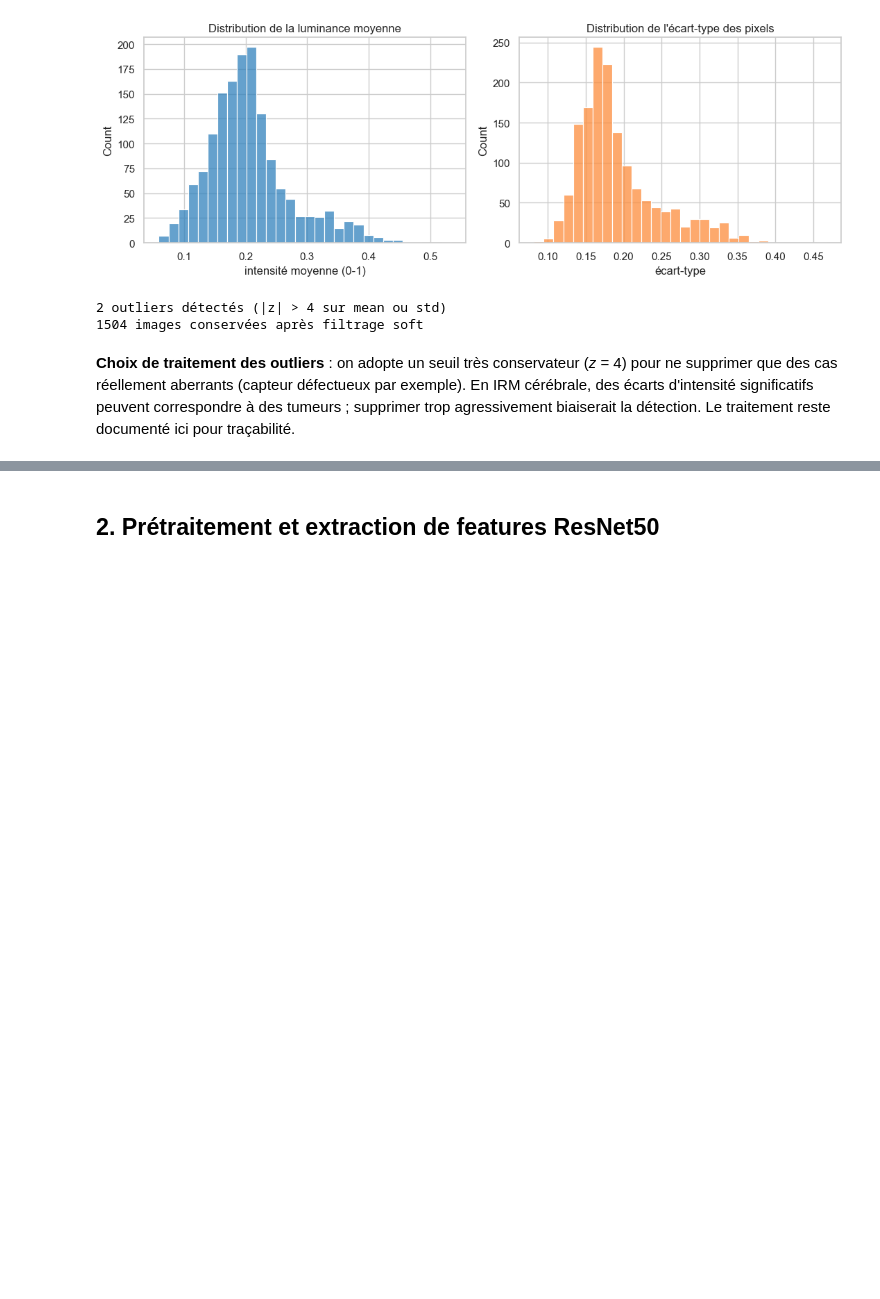
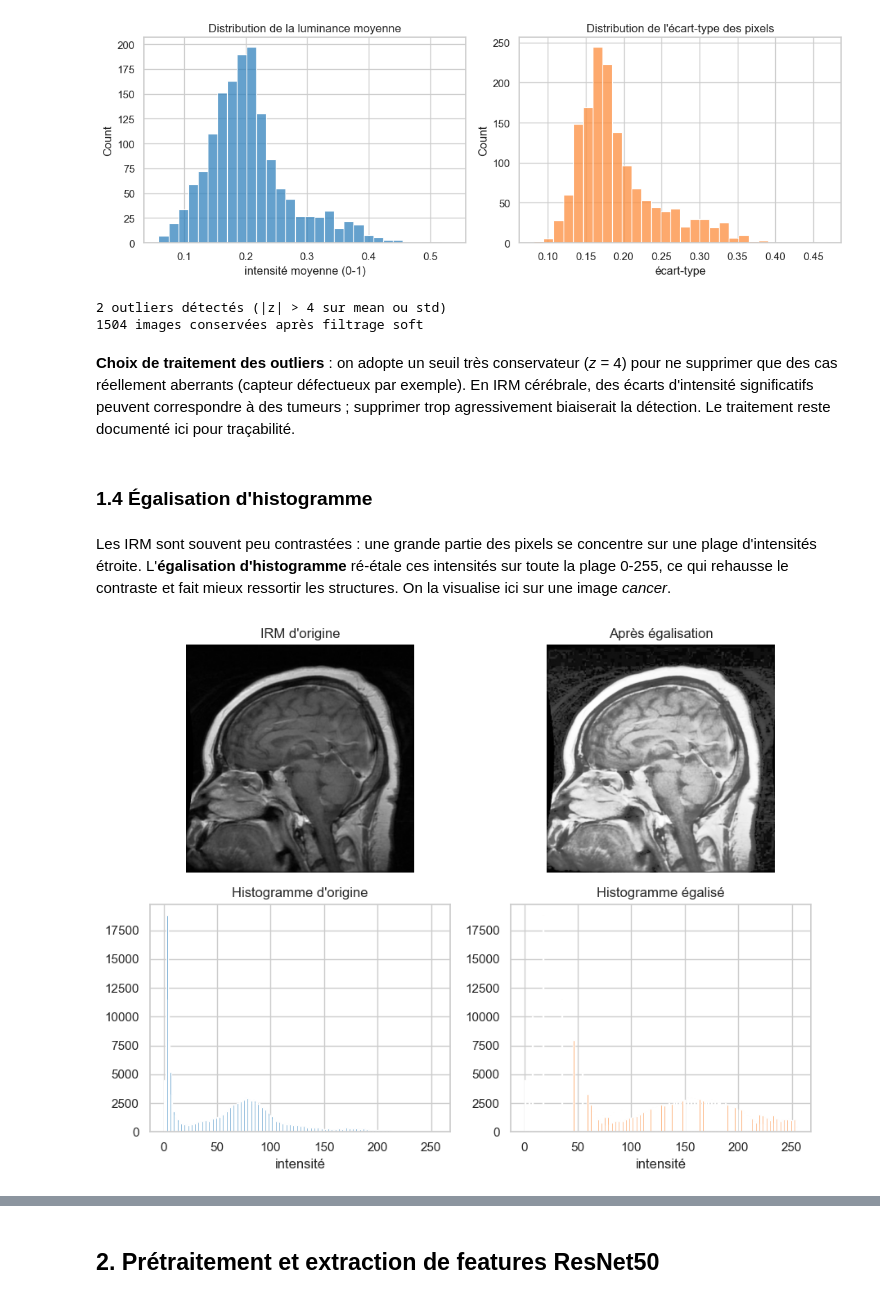
Before and after one commit to BenoitJT-GIRARD/mri-semisupervised, a Jupyter notebook: notebooks/01_exploration_features_clustering.ipynb, the cells around one changed output, grey strips where cells are left out. Drawn from its saved outputs; the diff is of its cells as text; code cells hidden in the pictures; blank space fills up the shorter version.

Commit message:
feat(notebooks): add histogram equalisation, ROC comparison and a clustering sweep

```diff
--- a/notebooks/01_exploration_features_clustering.ipynb
+++ b/notebooks/01_exploration_features_clustering.ipynb
@@ -211,3 +218,19 @@ print(f"{len(records_clean)} images conservées après filtrage soft")
 par exemple). En IRM cérébrale, des écarts d'intensité significatifs peuvent
 correspondre à des tumeurs ; supprimer trop agressivement biaiserait la
 détection. Le traitement reste documenté ici pour traçabilité.
+# %% [markdown]
+### 1.4 Égalisation d'histogramme
+# %% [markdown]
+Les IRM sont souvent peu contrastées : une grande partie des pixels se
+concentre sur une plage d'intensités étroite. L'**égalisation d'histogramme**
+ré-étale ces intensités sur toute la plage 0-255, ce qui rehausse le contraste
+et fait mieux ressortir les structures. On la visualise ici sur une image
+*cancer*.
+# %%
+from mri_semisupervised.viz.plots import plot_equalization
+
+# On prend une image labellisée "cancer" pour voir l'effet sur une lésion.
+sample_path = df.loc[mask_cancer, "path"].iloc[0]
+_ = plot_equalization(sample_path, save_path=FIGURES_DIR / "equalization_demo.png")
+# %% [output]
+[figure, added]
```
Also changed, not shown: parts of 12 cells of this notebook, 11 other files.
